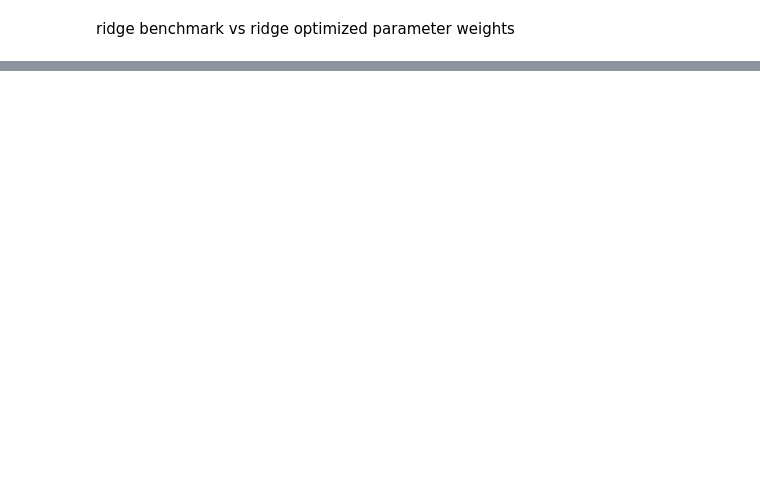
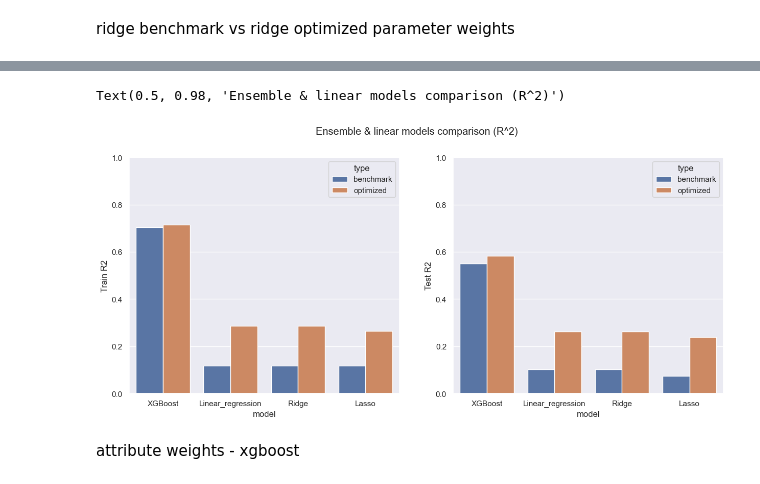
Before and after one commit to Sammuel21/pridav-music-project, a Jupyter notebook: Development/gulas16/model-analysis.ipynb, the cells around one changed output, grey strips where cells are left out. Drawn from its saved outputs; the diff is of its cells as text; code cells hidden in the pictures; blank space fills up the shorter version.

```diff
--- a/Development/gulas16/model-analysis.ipynb
+++ b/Development/gulas16/model-analysis.ipynb
@@ -267,0 +290,10 @@ fig.savefig('../../Prod/Images/linear-models-attribute-weights-2.png', bbox_inch
+# %%
+xgb_data = pd.DataFrame({
+     'XGBoost' : [xgboost_benchmark.score(X_train, y_train), xgboost_benchmark.score(X_test, y_test), 'benchmark'],
+})
+
+xgb_opt_data = pd.DataFrame({
+    'XGBoost' : [xgboost_optimal.score(X_train, y_train), xgboost_optimal.score(X_test, y_test), 'optimized']
+})
+
+xgb_result = pd.concat([xgb_data.T, xgb_opt_data.T]).reset_index().rename(columns={'index' : 'model', 0 : 'Train R2', 1 : 'Test R2', 2 : 'type'})
@@ -267,0 +306,2 @@ fig.savefig('../../Prod/Images/linear-models-attribute-weights-2.png', bbox_inch
+# %%
+combined_results = pd.concat([xgb_result, combined])
@@ -267,0 +320,17 @@ fig.savefig('../../Prod/Images/linear-models-attribute-weights-2.png', bbox_inch
+# %%
+fig, ax = plt.subplots(1, 2, figsize=(15, 6))
+
+sns.barplot(combined_results, x='model', y='Train R2', hue='type', ax=ax[0])
+sns.barplot(combined_results, x='model', y='Test R2', hue='type')
+
+ax[0].set_ylim(0, 1)
+ax[1].set_ylim(0, 1)
+
+fig.suptitle('Ensemble & linear models comparison (R^2)')
+
+#fig.savefig('../../Prod/Images/ensemble-linear-models-comparison-r2-2.png', bbox_inches='tight')
+# %% [output]
+Text(0.5, 0.98, 'Ensemble & linear models comparison (R^2)')
+[figure, added]
+# %% [markdown]
+attribute weights - xgboost
```
Also changed, not shown: parts of 9 cells of this notebook, 9 other files.
